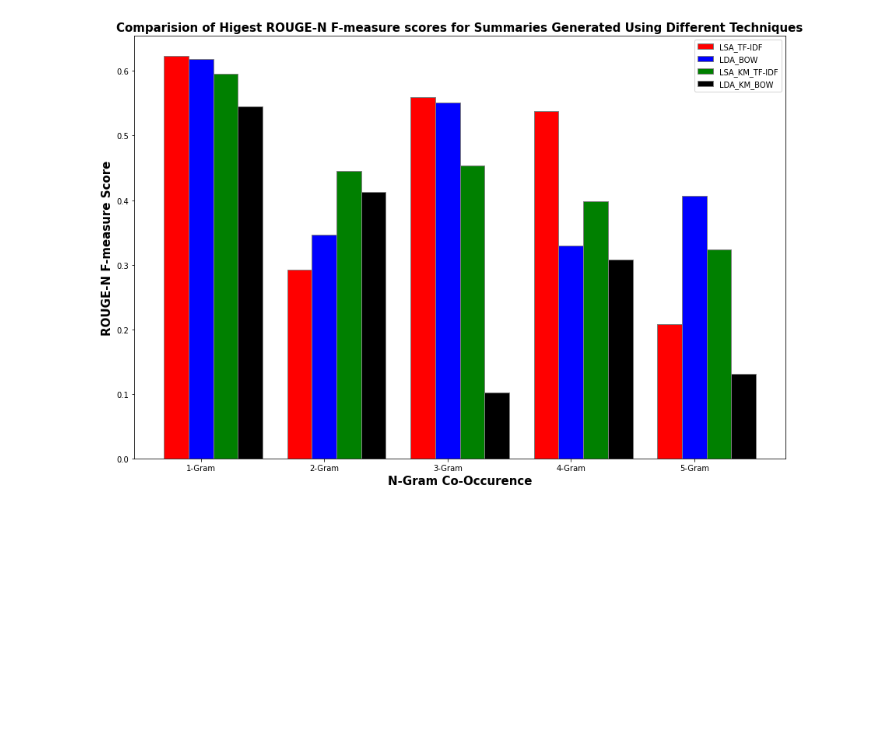
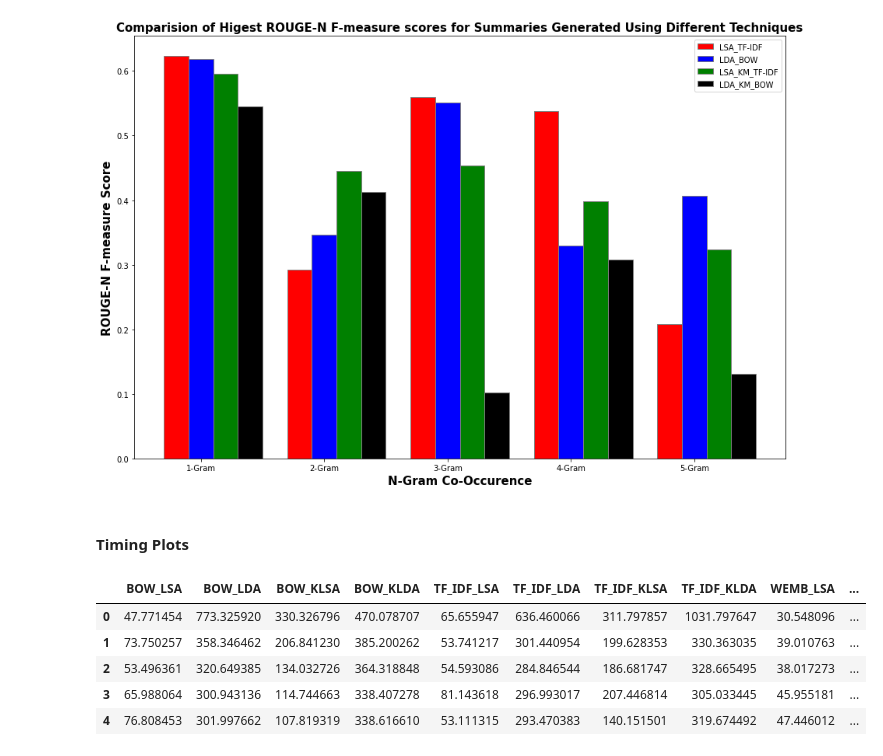
Before and after one commit to splAcharya/Extractive_Text_Summarization, a Jupyter notebook: ExTs.ipynb, the cells around one changed output. Drawn from its saved outputs; the diff is of its cells as text; code cells hidden in the pictures; blank space fills up the shorter version.

```diff
--- a/ExTs.ipynb
+++ b/ExTs.ipynb
@@ -820,7 +820,7 @@ wemb_lsa_1gram_summary
 # %% [markdown]
 ##### BOW
 # %%
-wemb_lsa_1gram_tt, bow_lsa_kmeans_1gram_summary = generate_bow_lsa_kmeans_summary(article_st, pp_article_st, summary_size = N_LINE, ngram_tuple= (1,1))
+bow_lsa_kmeans_1gram_tt, bow_lsa_kmeans_1gram_summary = generate_bow_lsa_kmeans_summary(article_st, pp_article_st, summary_size = N_LINE, ngram_tuple= (1,1))
 bow_lsa_kmeans_1gram_summary
 # %% [output]
 "[3] contrary to these expectations, warmer waters and less wind shear allowed irene to become gradually more organized while south of bermuda, and it became a tropical storm once again early on augus ...
@@ -2178,3 +2178,40 @@ plt.title("Comparision of Higest ROUGE-N F-measure scores for Summaries Generate
 plt.show()
 # %% [output]
 [figure]
+# %% [markdown]
+#### Timing Plots
+# %%
+averageTimingDf = pd.DataFrame()
+
+#BOW
+averageTimingDf["BOW_LSA"] = [bow_lsa_1gram_tt,  bow_lsa_2gram_tt, bow_lsa_3gram_tt, bow_lsa_4gram_tt, bow_lsa_5gram_tt]
+averageTimingDf["BOW_LDA"] = [bow_lda_1gram_tt,  bow_lda_2gram_tt, bow_lda_3gram_tt, bow_lda_4gram_tt, bow_lda_5gram_tt]
+
+#BOW & K-means
+averageTimingDf["BOW_KLSA"] = [bow_lsa_kmeans_1gram_tt,  bow_lsa_kmeans_2gram_tt, bow_lsa_kmeans_3gram_tt, bow_lsa_kmeans_4gram_tt, bow_lsa_kmeans_5gram_tt]
+averageTimingDf["BOW_KLDA"] = [bow_lda_kmeans_1gram_tt,  bow_lda_kmeans_2gram_tt, bow_lda_kmeans_3gram_tt, bow_lda_kmeans_4gram_tt, bow_lda_kmeans_5gram_tt]
+
+#TF-IDF
+averageTimingDf["TF_IDF_LSA"] = [tfidf_lsa_1gram_tt,  tfidf_lsa_2gram_tt, tfidf_lsa_3gram_tt, tfidf_lsa_4gram_tt, tfidf_lsa_5gram_tt]
+averageTimingDf["TF_IDF_LDA"] = [tfidf_lda_1gram_tt,  tfidf_lda_2gram_tt, tfidf_lda_3gram_tt, tfidf_lda_4gram_tt, tfidf_lda_5gram_tt]
+
+#TF-IDF & K - means
+averageTimingDf["TF_IDF_KLSA"] = [tfidf_lsa_kmeans_1gram_tt,  tfidf_lsa_kmeans_2gram_tt, tfidf_lsa_kmeans_3gram_tt, tfidf_lsa_kmeans_4gram_tt, tfidf_lsa_kmeans_5gram_tt]
+averageTimingDf["TF_IDF_KLDA"] = [tfidf_lda_kmeans_1gram_tt,  tfidf_lda_kmeans_2gram_tt, tfidf_lda_kmeans_3gram_tt, tfidf_lda_kmeans_4gram_tt, tfidf_lda_kmeans_5gram_tt]
+
+#W-Emb
+averageTimingDf["WEMB_LSA"] = [wemb_lsa_1gram_tt,  wemb_lsa_2gram_tt, wemb_lsa_3gram_tt, wemb_lsa_4gram_tt, wemb_lsa_5gram_tt]
+averageTimingDf["WEMB_LDA"] = [wemb_lda_1gram_tt,  wemb_lda_2gram_tt, wemb_lda_3gram_tt, wemb_lda_4gram_tt, wemb_lda_5gram_tt]
+
+#W-Emb & K - means
+averageTimingDf["WEMB_KLSA"] = [wemb_lsa_kmeans_1gram_tt,  wemb_lsa_kmeans_2gram_tt, wemb_lsa_kmeans_3gram_tt, wemb_lsa_kmeans_4gram_tt, wemb_lsa_kmeans_5gram_tt]
+averageTimingDf["WEMB_KLDA"] = [wemb_lda_kmeans_1gram_tt,  wemb_lda_kmeans_2gram_tt, wemb_lda_kmeans_3gram_tt, wemb_lda_kmeans_4gram_tt, wemb_lda_kmeans_5gram_tt]
+
+averageTimingDf
+# %% [output]
+|  | BOW_LSA | BOW_LDA | BOW_KLSA | BOW_KLDA | TF_IDF_LSA | TF_IDF_LDA | TF_IDF_KLSA | TF_IDF_KLDA | WEMB_LSA | ... |
+| 0 | 47.771454 | 773.325920 | 330.326796 | 470.078707 | 65.655947 | 636.460066 | 311.797857 | 1031.797647 | 30.548096 | ... |
+| 1 | 73.750257 | 358.346462 | 206.841230 | 385.200262 | 53.741217 | 301.440954 | 199.628353 | 330.363035 | 39.010763 | ... |
+| 2 | 53.496361 | 320.649385 | 134.032726 | 364.318848 | 54.593086 | 284.846544 | 186.681747 | 328.665495 | 38.017273 | ... |
+| 3 | 65.988064 | 300.943136 | 114.744663 | 338.407278 | 81.143618 | 296.993017 | 207.446814 | 305.033445 | 45.955181 | ... |
+| 4 | 76.808453 | 301.997662 | 107.819319 | 338.616610 | 53.111315 | 293.470383 | 140.151501 | 319.674492 | 47.446012 | ... |
```
Also changed, not shown: parts of 7 cells of this notebook.
